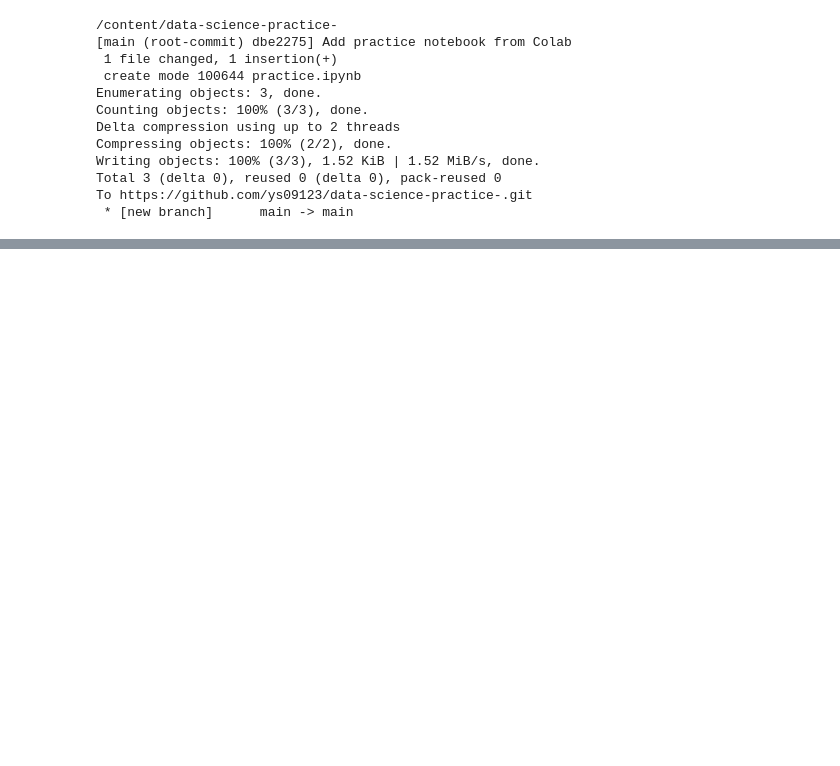
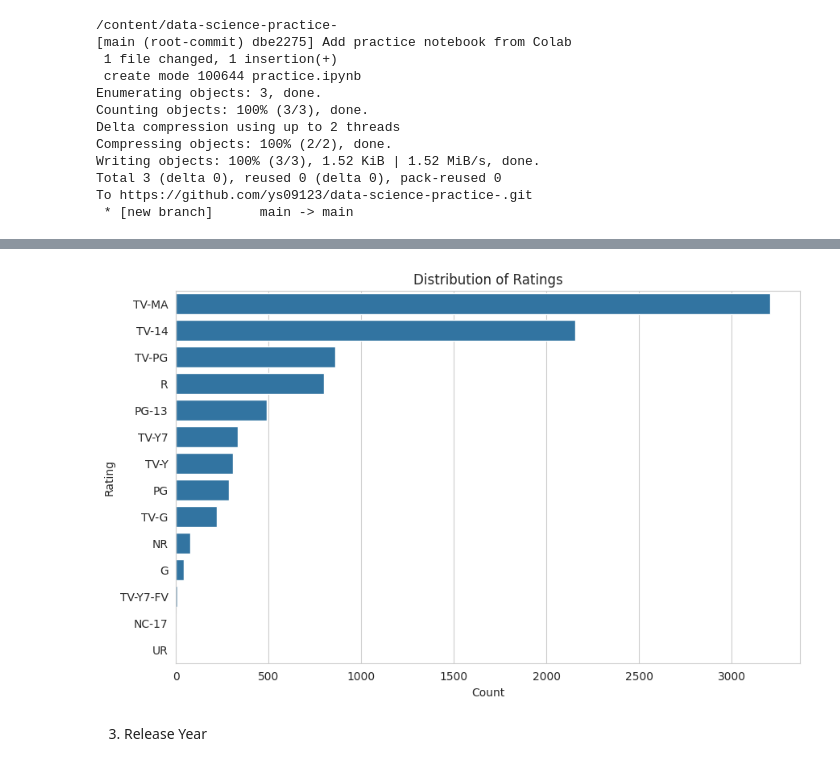
Before and after one commit to ys09123/data-science-practice-, a Jupyter notebook: practice.ipynb, the cells around one changed output, grey strips where cells are left out. Saved outputs shown, nothing was run; the diff lists cells and outputs as text; code cells hidden in the pictures; blank space fills up the shorter version.

```diff
--- a/practice.ipynb
+++ b/practice.ipynb
@@ -60,0 +260,10 @@ FileNotFoundError: [Errno 2] No such file or directory: '/content/data-science-p
+# %%
+sns.countplot(data=df, y='rating', order=df['rating'].value_counts().index)
+plt.title('Distribution of Ratings')
+plt.xlabel("Count")
+plt.ylabel("Rating")
+plt.show()
+# %% [output]
+[figure, added]
+# %% [markdown]
+3. Release Year
```
Also changed, not shown: parts of 49 cells of this notebook.
